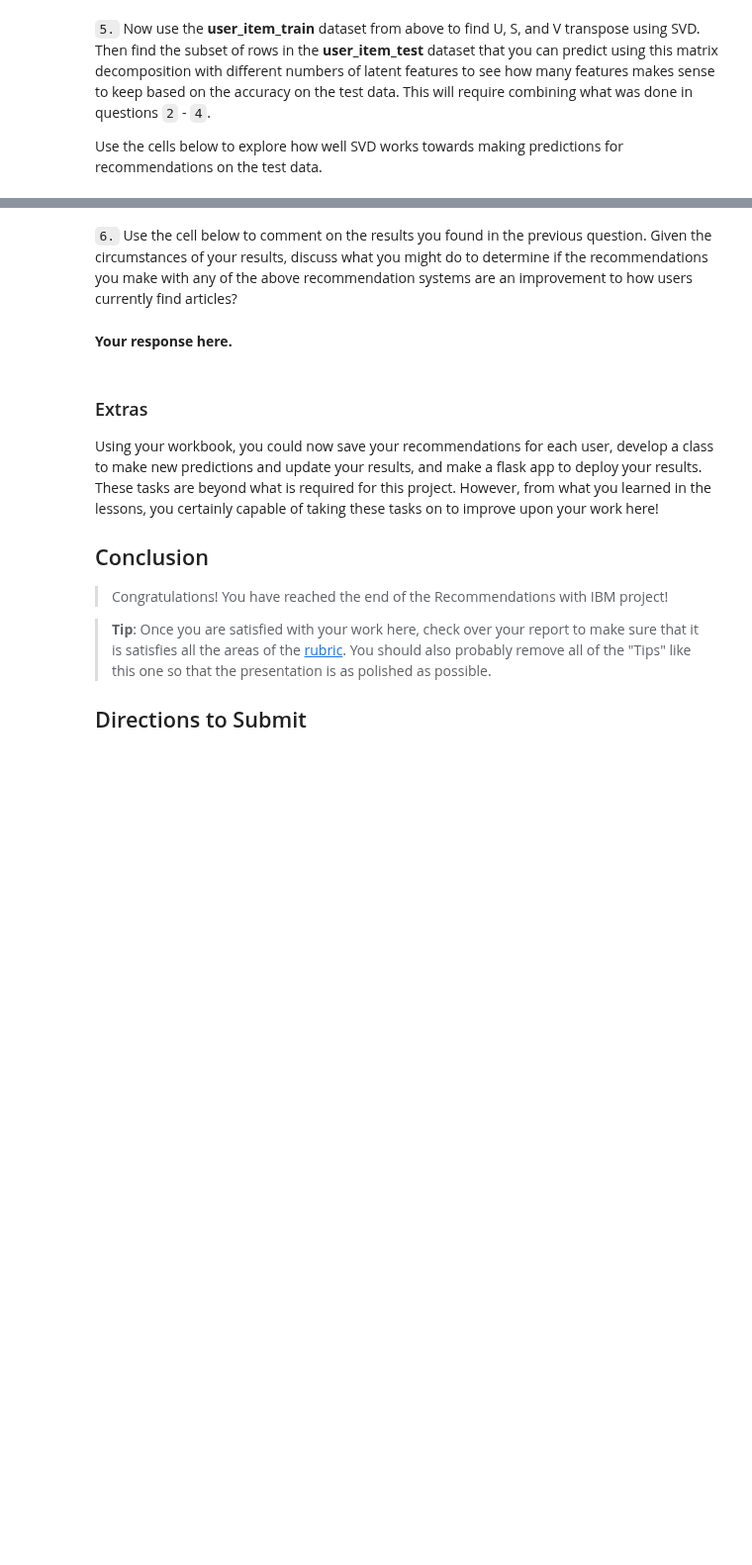
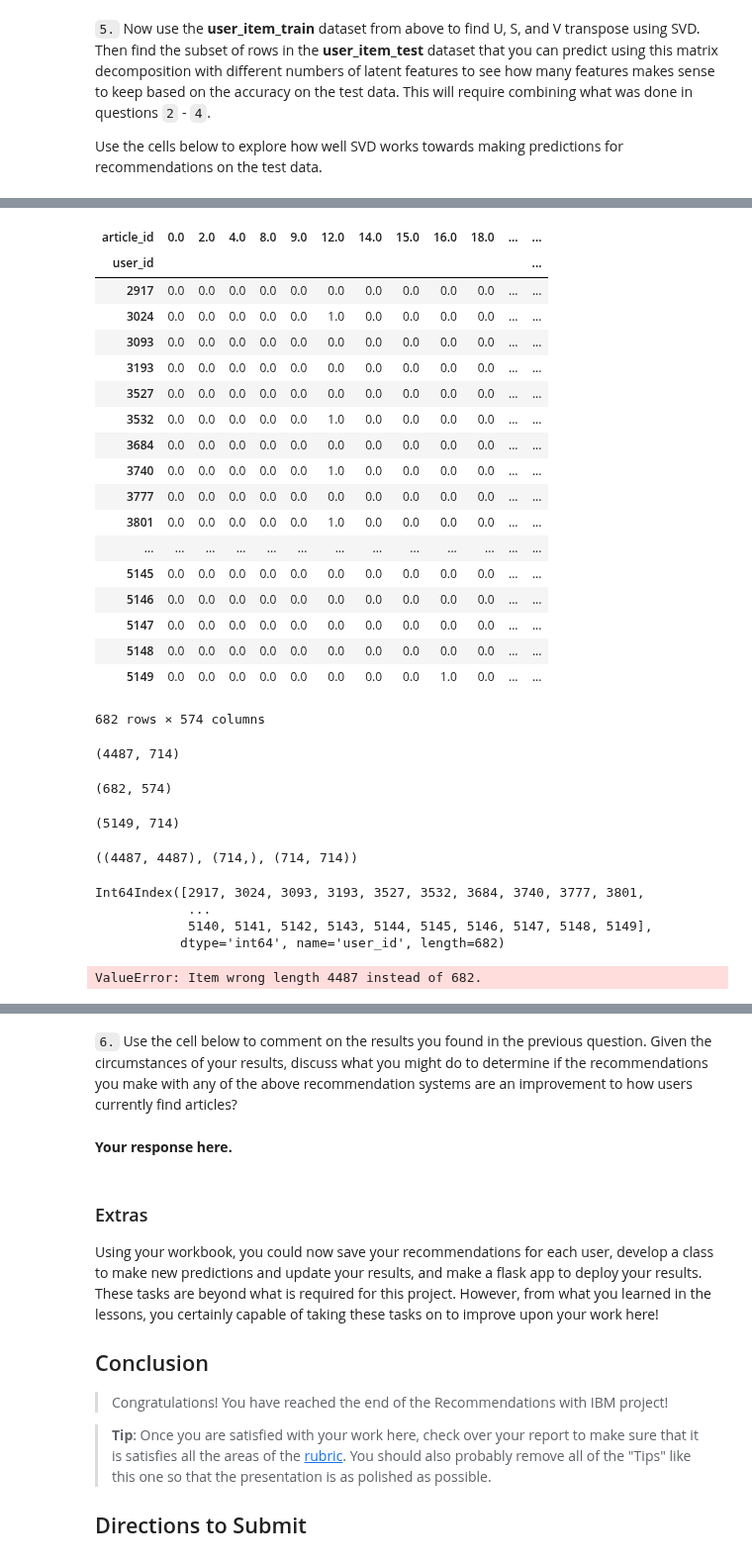
Before and after one commit to keigito/IBM_Recommendations, a Jupyter notebook: Recommendations_with_IBM.ipynb, the cells around one changed output, grey strips where cells are left out. Shown at 99% size. Saved outputs shown, nothing was run; the diff lists cells and outputs as text; code cells hidden in the pictures; blank space fills up the shorter version.

```diff
--- a/Recommendations_with_IBM.ipynb
+++ b/Recommendations_with_IBM.ipynb
@@ -920,0 +1048,49 @@ u_train, s_train, vt_train = # fit svd similar to above then use the cells below
+# %%
+user_item_test
+# %% [output]
+| article_id | 0.0 | 2.0 | 4.0 | 8.0 | 9.0 | 12.0 | 14.0 | 15.0 | 16.0 | 18.0 | ... | ... |
+| user_id |  |  |  |  |  |  |  |  |  |  |  | ... |
+| 2917 | 0.0 | 0.0 | 0.0 | 0.0 | 0.0 | 0.0 | 0.0 | 0.0 | 0.0 | 0.0 | ... | ... |
+| 3024 | 0.0 | 0.0 | 0.0 | 0.0 | 0.0 | 1.0 | 0.0 | 0.0 | 0.0 | 0.0 | ... | ... |
+| 3093 | 0.0 | 0.0 | 0.0 | 0.0 | 0.0 | 0.0 | 0.0 | 0.0 | 0.0 | 0.0 | ... | ... |
+| 3193 | 0.0 | 0.0 | 0.0 | 0.0 | 0.0 | 0.0 | 0.0 | 0.0 | 0.0 | 0.0 | ... | ... |
+| 3527 | 0.0 | 0.0 | 0.0 | 0.0 | 0.0 | 0.0 | 0.0 | 0.0 | 0.0 | 0.0 | ... | ... |
+| 3532 | 0.0 | 0.0 | 0.0 | 0.0 | 0.0 | 1.0 | 0.0 | 0.0 | 0.0 | 0.0 | ... | ... |
+| 3684 | 0.0 | 0.0 | 0.0 | 0.0 | 0.0 | 0.0 | 0.0 | 0.0 | 0.0 | 0.0 | ... | ... |
+| 3740 | 0.0 | 0.0 | 0.0 | 0.0 | 0.0 | 1.0 | 0.0 | 0.0 | 0.0 | 0.0 | ... | ... |
+| 3777 | 0.0 | 0.0 | 0.0 | 0.0 | 0.0 | 0.0 | 0.0 | 0.0 | 0.0 | 0.0 | ... | ... |
+| 3801 | 0.0 | 0.0 | 0.0 | 0.0 | 0.0 | 1.0 | 0.0 | 0.0 | 0.0 | 0.0 | ... | ... |
+| ... | ... | ... | ... | ... | ... | ... | ... | ... | ... | ... | ... | ... |
+| 5145 | 0.0 | 0.0 | 0.0 | 0.0 | 0.0 | 0.0 | 0.0 | 0.0 | 0.0 | 0.0 | ... | ... |
+| 5146 | 0.0 | 0.0 | 0.0 | 0.0 | 0.0 | 0.0 | 0.0 | 0.0 | 0.0 | 0.0 | ... | ... |
+| 5147 | 0.0 | 0.0 | 0.0 | 0.0 | 0.0 | 0.0 | 0.0 | 0.0 | 0.0 | 0.0 | ... | ... |
+| 5148 | 0.0 | 0.0 | 0.0 | 0.0 | 0.0 | 0.0 | 0.0 | 0.0 | 0.0 | 0.0 | ... | ... |
+| 5149 | 0.0 | 0.0 | 0.0 | 0.0 | 0.0 | 0.0 | 0.0 | 0.0 | 1.0 | 0.0 | ... | ... |
+682 rows × 574 columns
+# %%
+user_item_train.shape
+# %% [output]
+(4487, 714)
+# %%
+user_item_test.shape
+# %% [output]
+(682, 574)
+# %%
+user_item_est.shape
+# %% [output]
+(5149, 714)
+# %%
+u_train.shape, s_train.shape, vt_train.shape
+# %% [output]
+((4487, 4487), (714,), (714, 714))
+# %%
+user_item_test.index
+# %% [output]
+Int64Index([2917, 3024, 3093, 3193, 3527, 3532, 3684, 3740, 3777, 3801,
+            ...
+            5140, 5141, 5142, 5143, 5144, 5145, 5146, 5147, 5148, 5149],
+           dtype='int64', name='user_id', length=682)
+# %%
+user_item_test[(user_item_train.index == i)]
+# %% [output]
+ValueError: Item wrong length 4487 instead of 682.
```
Also changed, not shown: parts of 73 cells of this notebook.
